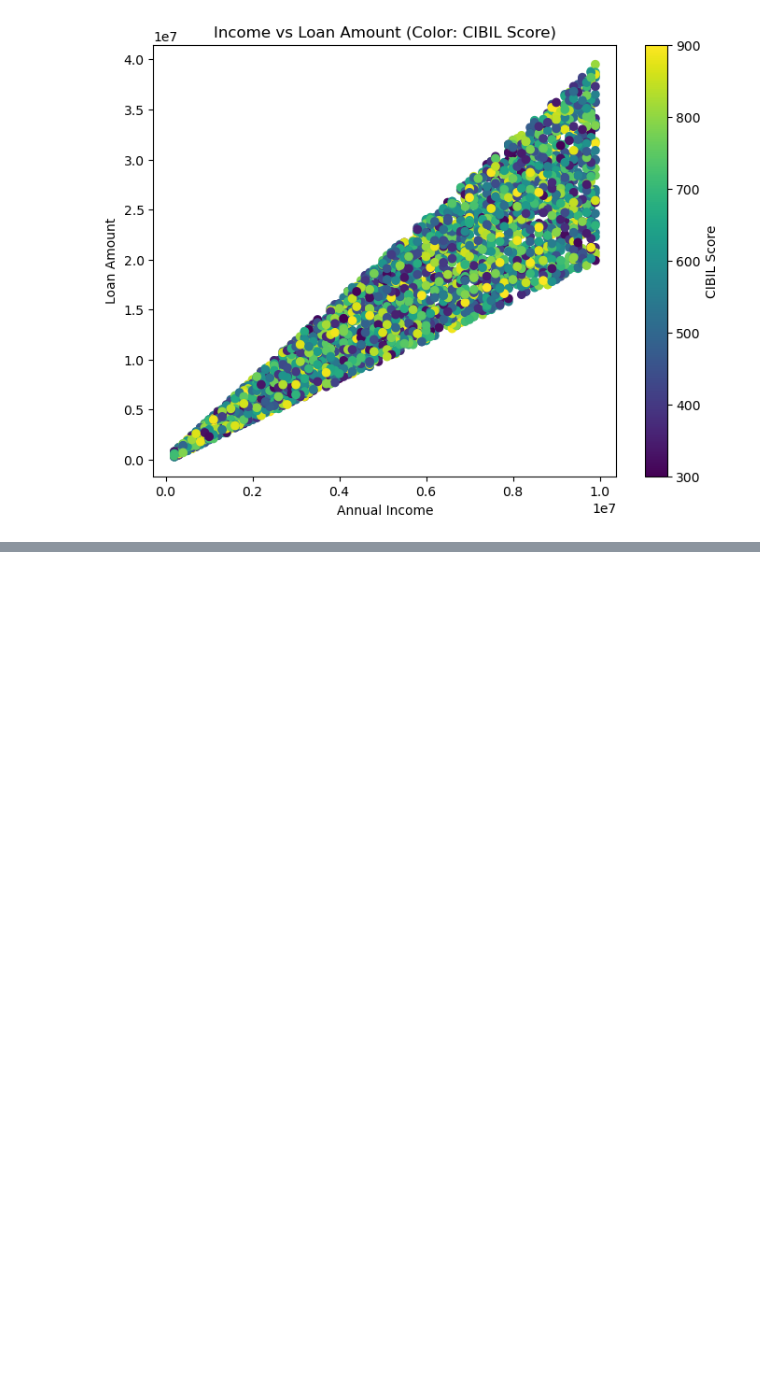
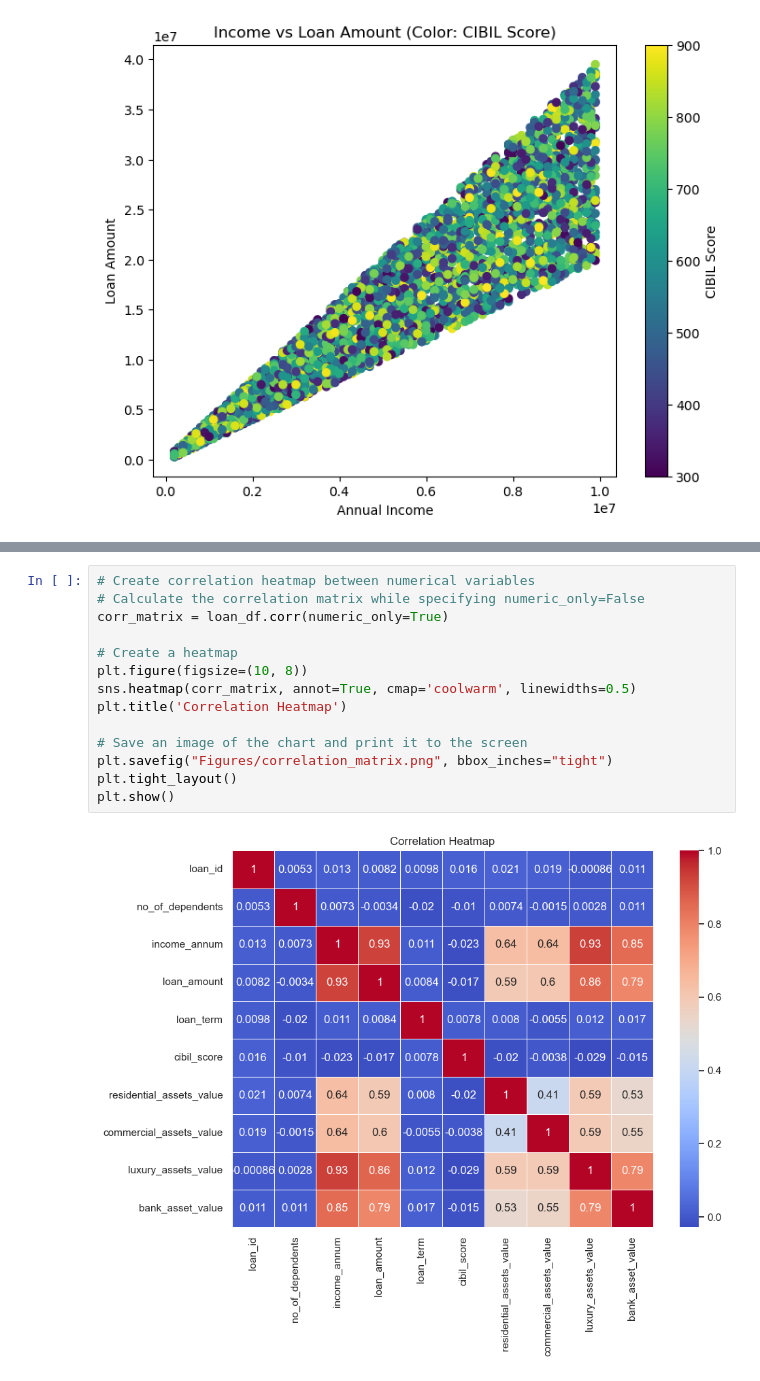
Before and after one commit to andrewdhawthorne/Loan-Approval-Prediction-Model, a Jupyter notebook: loan_data_exploratory_analysis.ipynb, the cells around one changed output, grey strips where cells are left out. Cells and saved outputs as stored; diff of their text form; blank space fills up the shorter version.

```diff
--- a/loan_data_exploratory_analysis.ipynb
+++ b/loan_data_exploratory_analysis.ipynb
@@ -121,0 +152,16 @@ plt.show()
+# %%
+# Create correlation heatmap between numerical variables
+# Calculate the correlation matrix while specifying numeric_only=False
+corr_matrix = loan_df.corr(numeric_only=True)
+
+# Create a heatmap
+plt.figure(figsize=(10, 8))
+sns.heatmap(corr_matrix, annot=True, cmap='coolwarm', linewidths=0.5)
+plt.title('Correlation Heatmap')
+
+# Save an image of the chart and print it to the screen
+plt.savefig("Figures/correlation_matrix.png", bbox_inches="tight")
+plt.tight_layout()
+plt.show()
+# %% [output]
+[figure, added]
```
Also changed, not shown: parts of 2 cells of this notebook, 2 other files.
